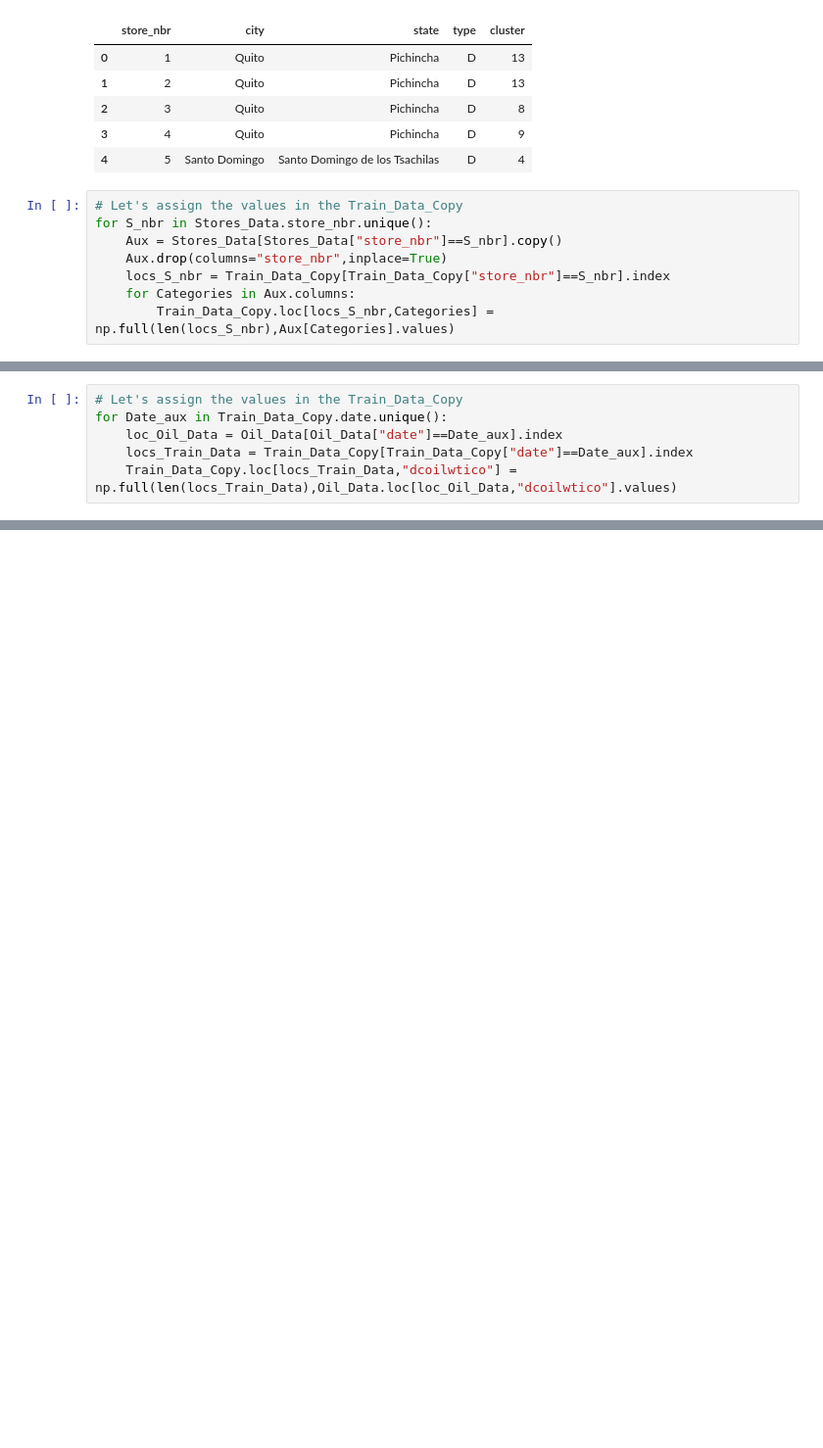
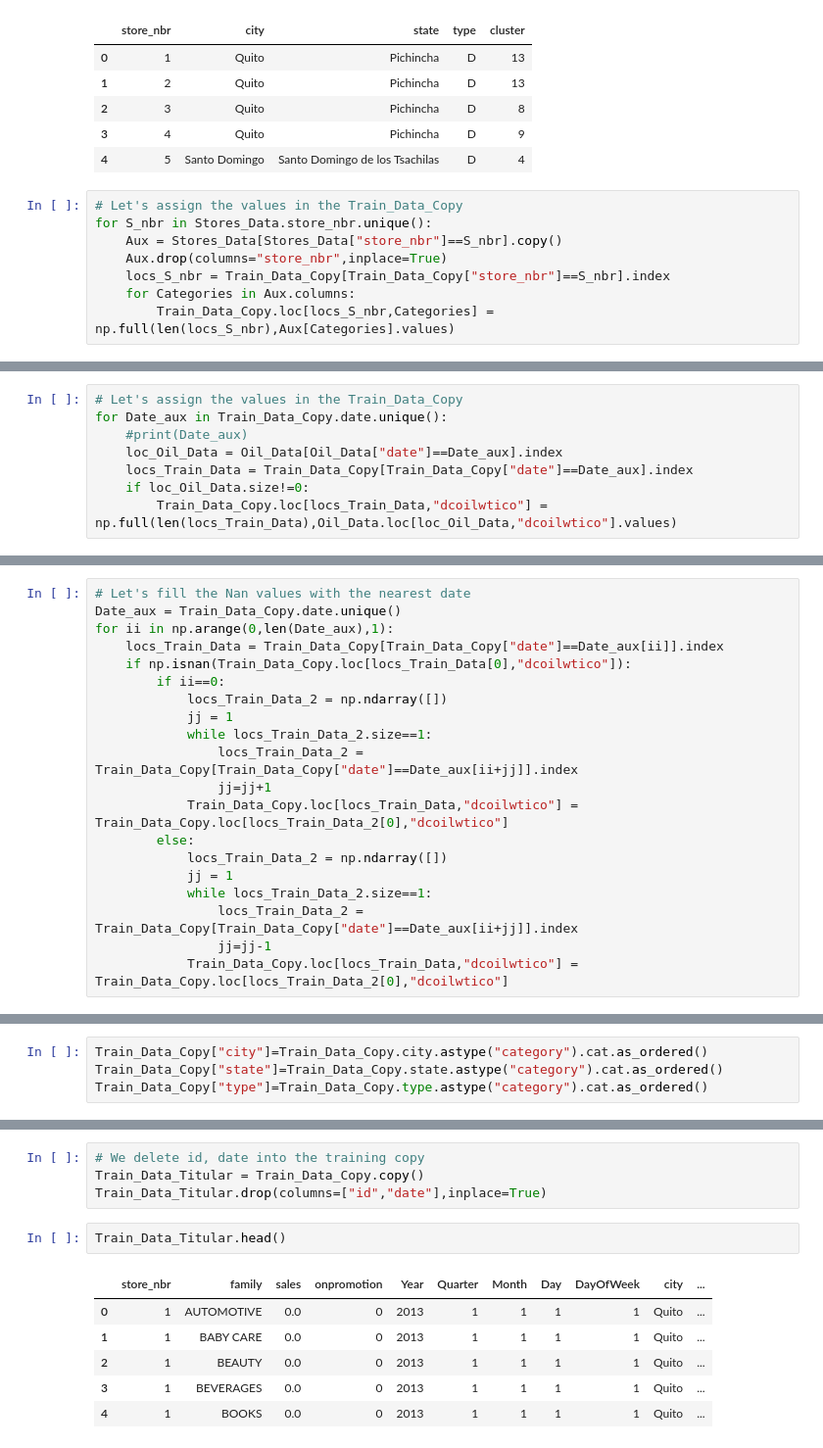
Before and after one commit to Candelo-Zuluaga/KaggleCompetition-StoreSales-TSForecasting, a Jupyter notebook: Notebooks/1-03_01_2025-Notebook.ipynb, the cells around one changed output, grey strips where cells are left out. Shown: that part at 98% size. Cells and saved outputs as stored; diff of their text form; blank space fills up the shorter version.

Commit message:
I have added information into the data about the oil prices, the location of the sotres(city and state), the type of stablishment and the cluster where is located

```diff
--- a/Notebooks/1-03_01_2025-Notebook.ipynb
+++ b/Notebooks/1-03_01_2025-Notebook.ipynb
@@ -261,6 +246,8 @@ Oil_Data
 # %%
 # Let's assign the values in the Train_Data_Copy
 for Date_aux in Train_Data_Copy.date.unique():
+    #print(Date_aux)
     loc_Oil_Data = Oil_Data[Oil_Data["date"]==Date_aux].index
     locs_Train_Data = Train_Data_Copy[Train_Data_Copy["date"]==Date_aux].index
-    Train_Data_Copy.loc[locs_Train_Data,"dcoilwtico"] = np.full(len(locs_Train_Data),Oil_Data.loc[loc_Oil_Data,"dcoilwtico"].values)
+    if loc_Oil_Data.size!=0:
+        Train_Data_Copy.loc[locs_Train_Data,"dcoilwtico"] = np.full(len(locs_Train_Data),Oil_Data.loc[loc_Oil_Data,"dcoilwtico"].values)
@@ -272,0 +254,20 @@ Timestamp('2013-01-05 00:00:00')
+# %%
+# Let's fill the Nan values with the nearest date
+Date_aux = Train_Data_Copy.date.unique()
+for ii in np.arange(0,len(Date_aux),1):
+    locs_Train_Data = Train_Data_Copy[Train_Data_Copy["date"]==Date_aux[ii]].index
+    if np.isnan(Train_Data_Copy.loc[locs_Train_Data[0],"dcoilwtico"]):
+        if ii==0:
+            locs_Train_Data_2 = np.ndarray([])
+            jj = 1
+            while locs_Train_Data_2.size==1:
+                locs_Train_Data_2 = Train_Data_Copy[Train_Data_Copy["date"]==Date_aux[ii+jj]].index
+                jj=jj+1
+            Train_Data_Copy.loc[locs_Train_Data,"dcoilwtico"] = Train_Data_Copy.loc[locs_Train_Data_2[0],"dcoilwtico"]
+        else:
+            locs_Train_Data_2 = np.ndarray([])
+            jj = 1
+            while locs_Train_Data_2.size==1:
+                locs_Train_Data_2 = Train_Data_Copy[Train_Data_Copy["date"]==Date_aux[ii+jj]].index
+                jj=jj-1
+            Train_Data_Copy.loc[locs_Train_Data,"dcoilwtico"] = Train_Data_Copy.loc[locs_Train_Data_2[0],"dcoilwtico"]
@@ -272,0 +276,4 @@ Timestamp('2013-01-05 00:00:00')
+# %%
+Train_Data_Copy["city"]=Train_Data_Copy.city.astype("category").cat.as_ordered()
+Train_Data_Copy["state"]=Train_Data_Copy.state.astype("category").cat.as_ordered()
+Train_Data_Copy["type"]=Train_Data_Copy.type.astype("category").cat.as_ordered()
@@ -272,0 +309,13 @@ Timestamp('2013-01-05 00:00:00')
+# %%
+# We delete id, date into the training copy
+Train_Data_Titular = Train_Data_Copy.copy()
+Train_Data_Titular.drop(columns=["id","date"],inplace=True)
+# %%
+Train_Data_Titular.head()
+# %% [output]
+|  | store_nbr | family | sales | onpromotion | Year | Quarter | Month | Day | DayOfWeek | city | ... |
+| 0 | 1 | AUTOMOTIVE | 0.0 | 0 | 2013 | 1 | 1 | 1 | 1 | Quito | ... |
+| 1 | 1 | BABY CARE | 0.0 | 0 | 2013 | 1 | 1 | 1 | 1 | Quito | ... |
+| 2 | 1 | BEAUTY | 0.0 | 0 | 2013 | 1 | 1 | 1 | 1 | Quito | ... |
+| 3 | 1 | BEVERAGES | 0.0 | 0 | 2013 | 1 | 1 | 1 | 1 | Quito | ... |
+| 4 | 1 | BOOKS | 0.0 | 0 | 2013 | 1 | 1 | 1 | 1 | Quito | ... |
```
Also changed, not shown: parts of 7 cells of this notebook.
